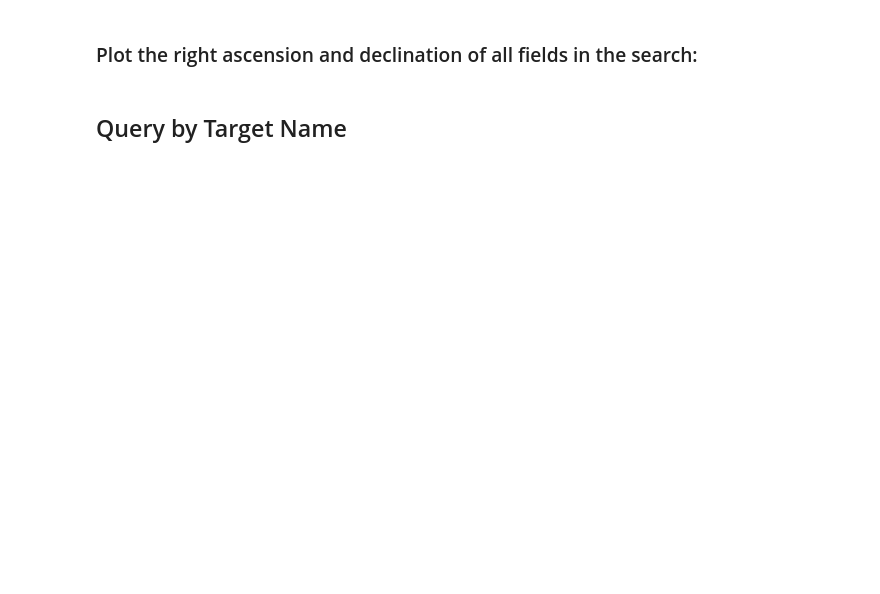
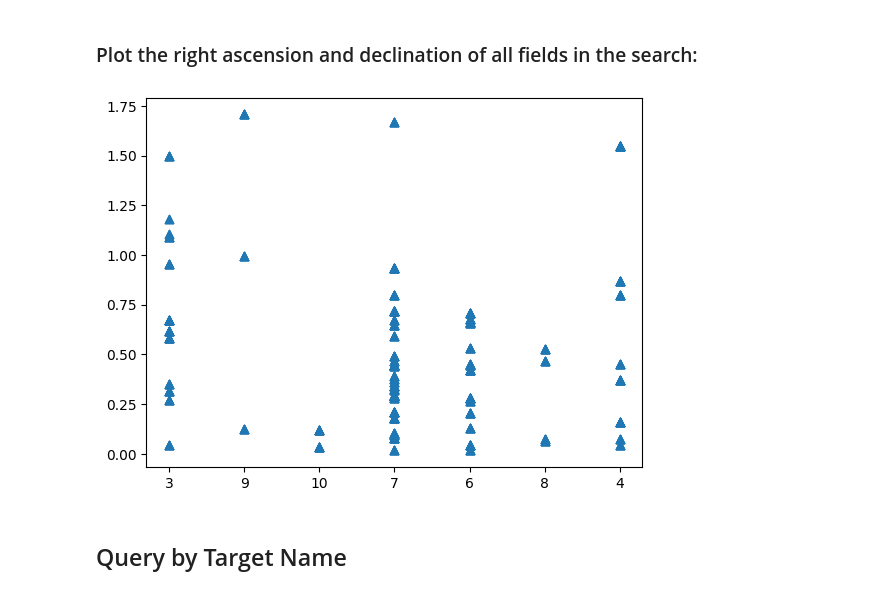
Before and after one commit to MTeasdale01/MTeasdale01, a Jupyter notebook: Query_tutorial_PPD.ipynb, the cells around one changed output. Saved outputs shown, nothing was run; the diff lists cells and outputs as text; code cells hidden in the pictures; blank space fills up the shorter version.

```diff
--- a/Query_tutorial_PPD.ipynb
+++ b/Query_tutorial_PPD.ipynb
@@ -290,11 +304,13 @@ print(q_results['proposal_id'].unique())
 # %%
 import matplotlib.pyplot as plt
 
-x,y = q_results[...] ,q_results[...]
+x,y = q_results["band_list"] ,q_results["spatial_resolution"]
 plt.scatter( x , y, marker= '^' )
-plt.xlabel( 'RA' )
-plt.ylabel( 'Dec' )
+#plt.xlabel( 'RA' )
+#plt.ylabel( 'Dec' )
 plt.show()
+# %% [output]
+[figure, added]
 # %% [markdown]
 ## Query by Target Name
 # %%
```
Also changed, not shown: parts of 3 cells of this notebook.
